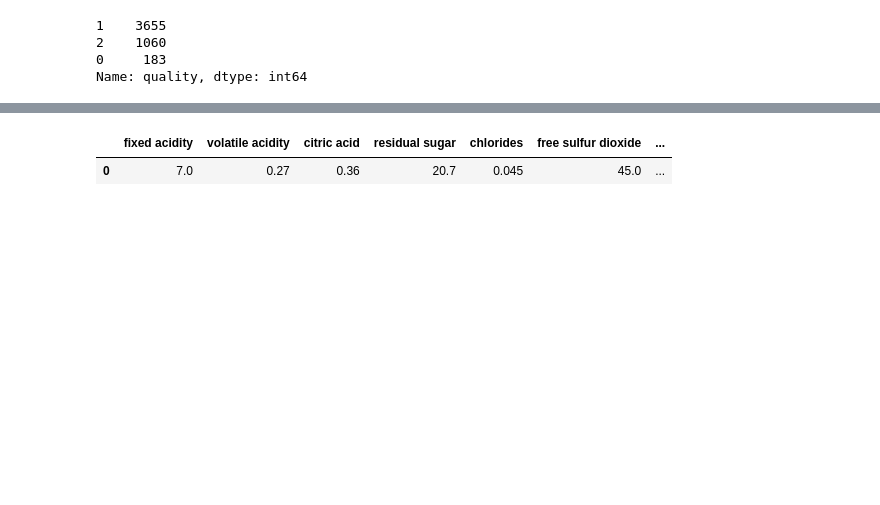
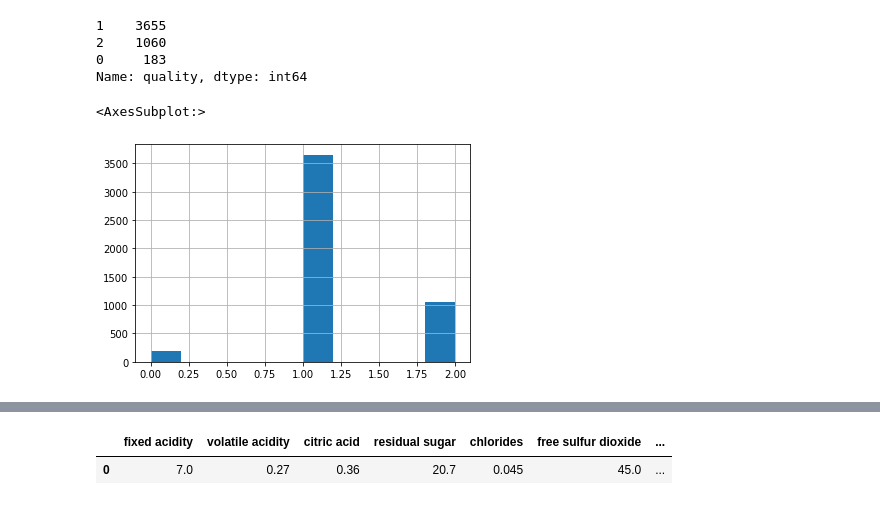
Before and after one commit to jinwenhua/group11, a Jupyter notebook: test_JinWenHua.ipynb, the cells around one changed output, grey strips where cells are left out. Drawn from its saved outputs; the diff is of its cells as text; code cells hidden in the pictures; blank space fills up the shorter version.

```diff
--- a/test_JinWenHua.ipynb
+++ b/test_JinWenHua.ipynb
@@ -207,3 +148,8 @@ df['quality'].value_counts()
 2    1060
 0     183
 Name: quality, dtype: int64
+# %%
+df['quality'].hist()
+# %% [output]
+<AxesSubplot:>
+[figure, added]
```
Also changed, not shown: parts of 24 cells of this notebook, 1 other file.
